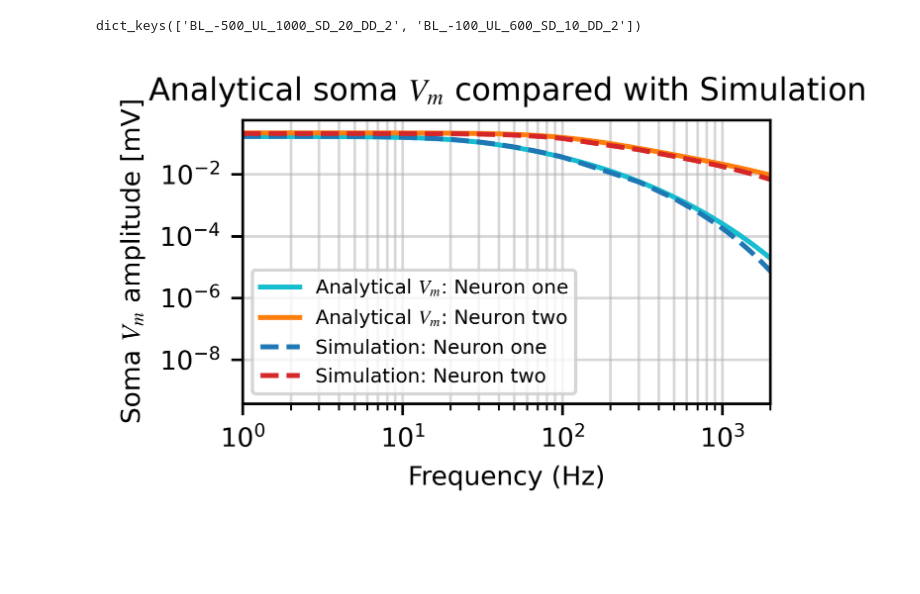
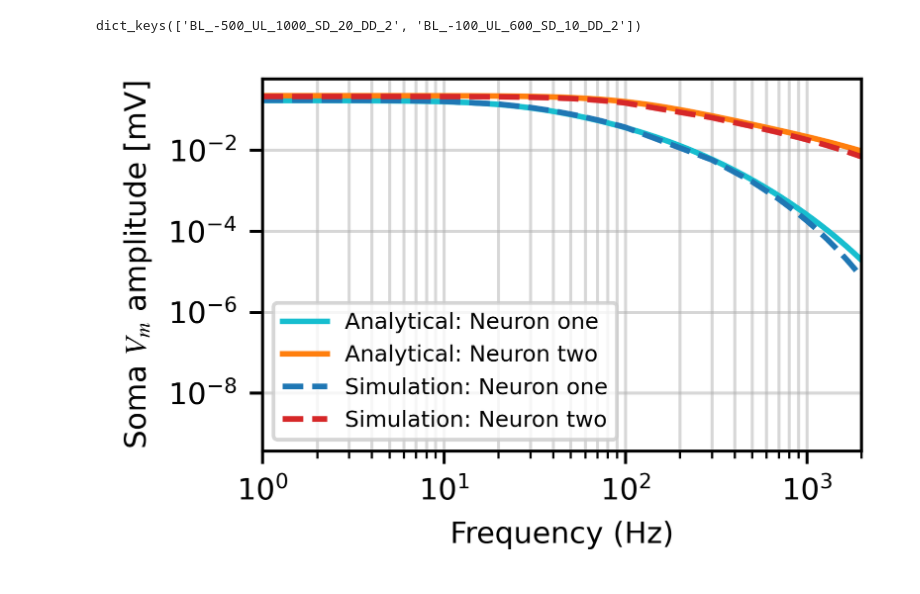
Before and after one commit to SusanneDahle/CellTypeDependenceElStim, a Jupyter notebook: notebooks/Fig-11.ipynb, the cells around one changed output. Saved outputs shown, nothing was run; the diff lists cells and outputs as text; code cells hidden in the pictures; blank space fills up the shorter version.

```diff
--- a/notebooks/Fig-11.ipynb
+++ b/notebooks/Fig-11.ipynb
@@ -123,31 +123,31 @@ freqs_two, V_m_two = calculate_analytical_Vm_bn2s(params_two, frequencies.copy()
 # %%
 fig, ax = plt.subplots(figsize=(3, 2))
 
 # Analytical
 ax.loglog(freqs_one, V_m_one,
-          label=f'Analytical $V_m$: Neuron one',
+          label=f'Analytical: Neuron one',
           color='tab:cyan')
 ax.loglog(freqs_two, V_m_two,
-          label=f'Analytical $V_m$: Neuron two',
+          label=f'Analytical: Neuron two',
           color='tab:orange')
 
 # Simulation
 ax.loglog(sim_data['BL_-500_UL_1000_SD_20_DD_2']['freq'], sim_data['BL_-500_UL_1000_SD_20_DD_2']['soma_vmem_amp'],
           label=f"Simulation: Neuron one", color = 'tab:blue', linestyle='--')
 ax.loglog(sim_data['BL_-100_UL_600_SD_10_DD_2']['freq'], sim_data['BL_-100_UL_600_SD_10_DD_2']['soma_vmem_amp'],
           label=f"Simulation: Neuron two", color = 'tab:red', linestyle='--')
 
 # Formatting
-ax.set_title('Analytical soma $V_m$ compared with Simulation')
+# ax.set_title('Analytical soma $V_m$ compared with Simulation')
 ax.set_xlabel('Frequency (Hz)')
 ax.set_ylabel('Soma $V_m$ amplitude [mV]')
 ax.set_xlim(left=1, right=2*10**3)
 #ax.set_ylim(bottom=1e-17)
 ax.legend(loc = 'lower left', fontsize = 6)
 ax.grid(True, which="both", ls="-", alpha=0.5)
 
 
 plt.tight_layout()
 plt.show()
 # %% [output]
-[figure, old version]
+[figure, new version]
```
